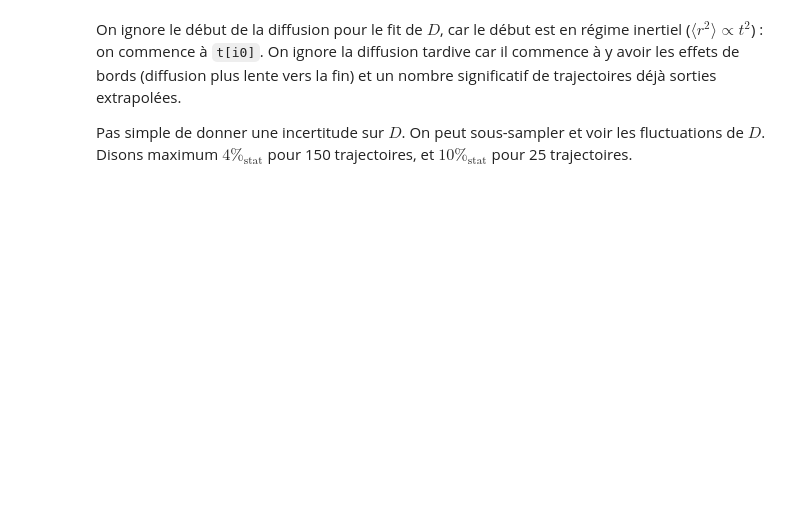
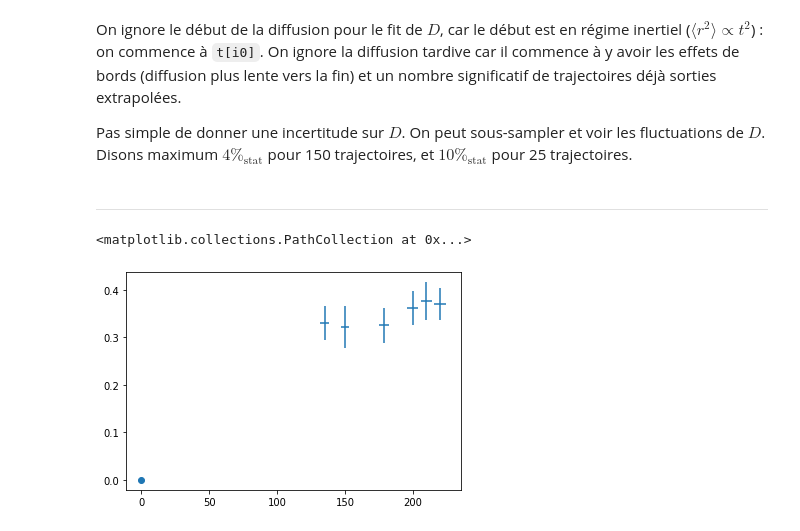
Before and after one commit to xif-fr/BrownianMotion, a Jupyter notebook: diffus_analysis.ipynb, the cells around one changed output. Saved outputs shown, nothing was run; the diff lists cells and outputs as text; code cells hidden in the pictures; blank space fills up the shorter version.

```diff
--- a/diffus_analysis.ipynb
+++ b/diffus_analysis.ipynb
@@ -145,3 +155,15 @@ for k in range(len(realizations)):
 realizations = rea_sel
 # %%
 D = 0.3
+# %% [markdown]
+---
+# %%
+res_T =     [178.6, 150.0, 134.9, 219.9, 199.9, 209.8]
+res_T_err = [  3.6,   3.2,   3.0,   4.2,   3.9,   4.0]
+res_D =     [0.325, 0.322, 0.330, 0.370, 0.361, 0.376]
+res_D_err = [0.036, 0.044, 0.036, 0.034, 0.036, 0.040]
+plt.errorbar(res_T, res_D, xerr=res_T_err, yerr=res_D_err, linestyle=' ')
+plt.scatter([0],[0])
+# %% [output]
+<matplotlib.collections.PathCollection at 0x...>
+[figure, added]
```
Also changed, not shown: parts of 8 cells of this notebook, 2 other files.
